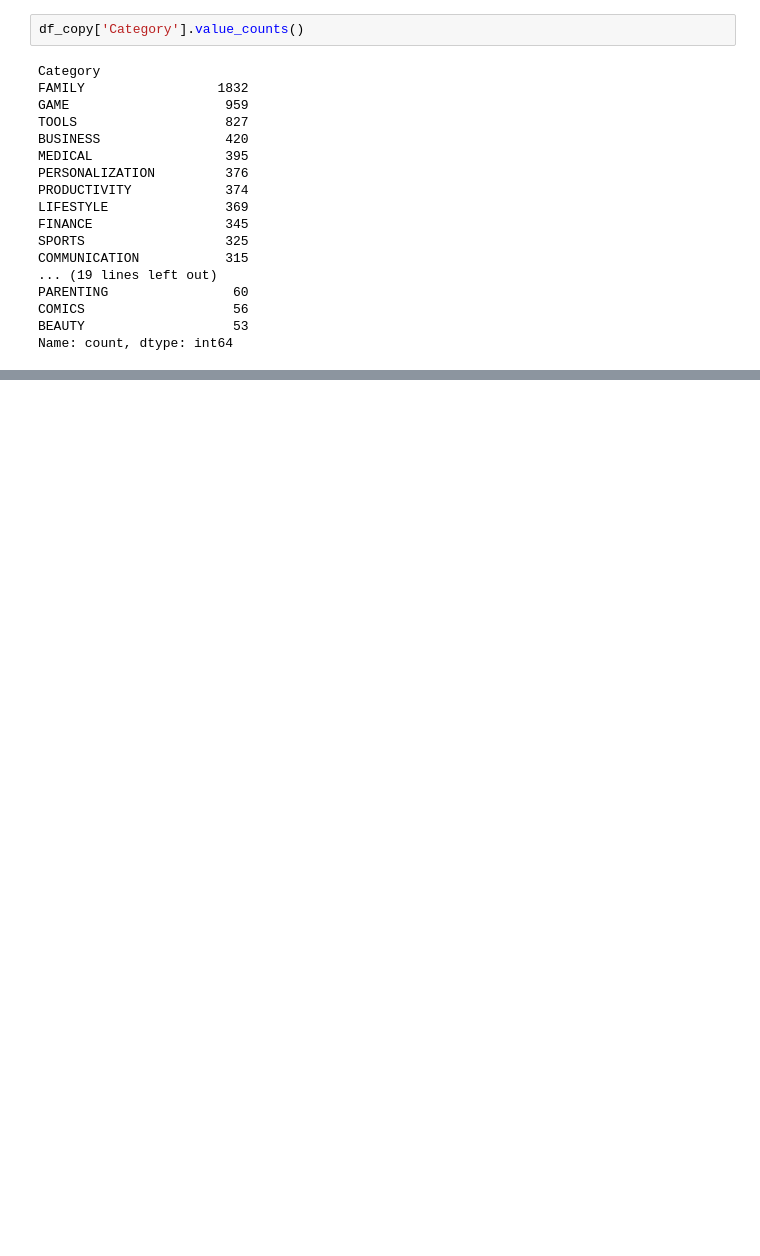
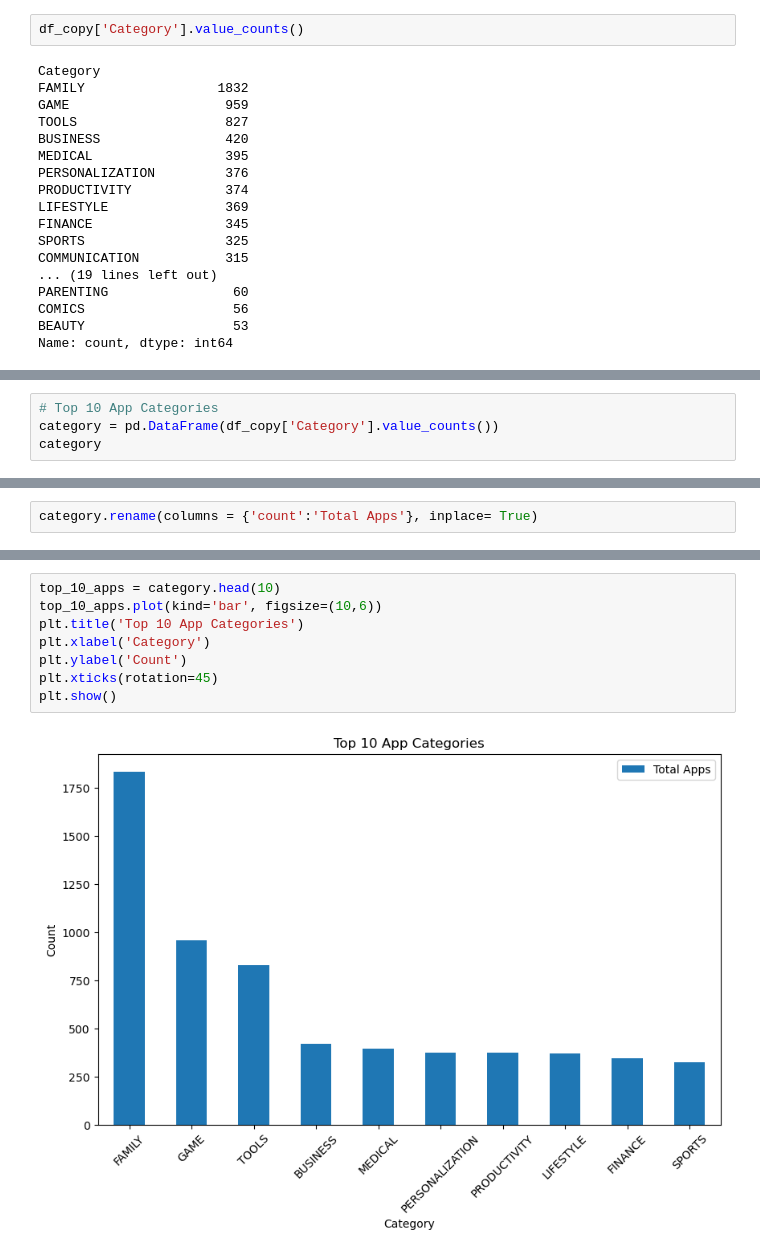
Before and after one commit to Niraj7272/DataScience, a Jupyter notebook: Practice/plalystore_EDA.ipynb, the cells around one changed output, grey strips where cells are left out. Saved outputs shown, nothing was run; the diff lists cells and outputs as text; blank space fills up the shorter version.

```diff
--- a/Practice/plalystore_EDA.ipynb
+++ b/Practice/plalystore_EDA.ipynb
@@ -550,0 +562,4 @@ Name: count, dtype: int64
+# %%
+# Top 10 App Categories
+category = pd.DataFrame(df_copy['Category'].value_counts())
+category
@@ -550,0 +585,2 @@ Name: count, dtype: int64
+# %%
+category.rename(columns = {'count':'Total Apps'}, inplace= True)
@@ -550,0 +608,10 @@ Name: count, dtype: int64
+# %%
+top_10_apps = category.head(10)
+top_10_apps.plot(kind='bar', figsize=(10,6))
+plt.title('Top 10 App Categories')
+plt.xlabel('Category')
+plt.ylabel('Count')
+plt.xticks(rotation=45)
+plt.show()
+# %% [output]
+[figure, added]
```
Also changed, not shown: parts of 5 cells of this notebook.
